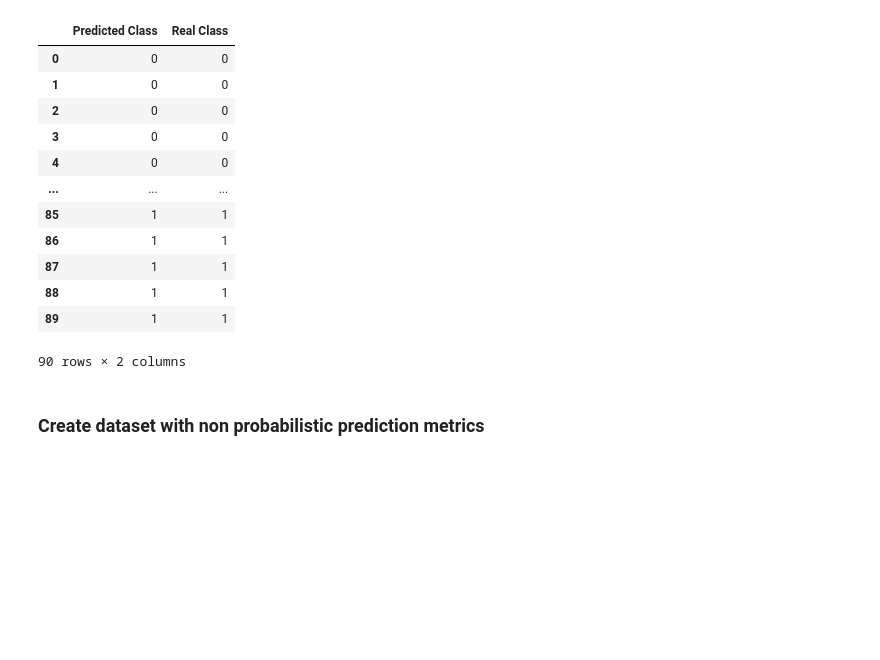
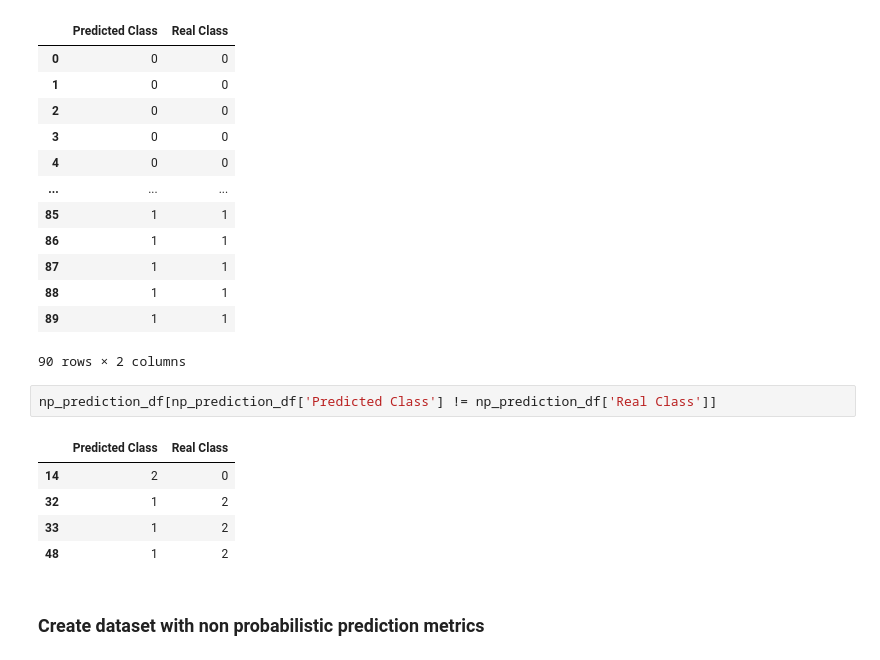
Before and after one commit to juliaap00/glossary-classifier, a Jupyter notebook: SVM Text Classifier.ipynb, the cells around one changed output. Saved outputs shown, nothing was run; the diff lists cells and outputs as text; blank space fills up the shorter version.

```diff
--- a/SVM Text Classifier.ipynb
+++ b/SVM Text Classifier.ipynb
@@ -218,6 +218,14 @@ np_prediction_df
 | 88 | 1 | 1 |
 | 89 | 1 | 1 |
 90 rows × 2 columns
+# %%
+np_prediction_df[np_prediction_df['Predicted Class'] != np_prediction_df['Real Class']]
+# %% [output]
+|  | Predicted Class | Real Class |
+| 14 | 2 | 0 |
+| 32 | 1 | 2 |
+| 33 | 1 | 2 |
+| 48 | 1 | 2 |
 # %% [markdown]
 ### Create dataset with non probabilistic prediction metrics
 # %%
```
Also changed, not shown: parts of 3 cells of this notebook.
